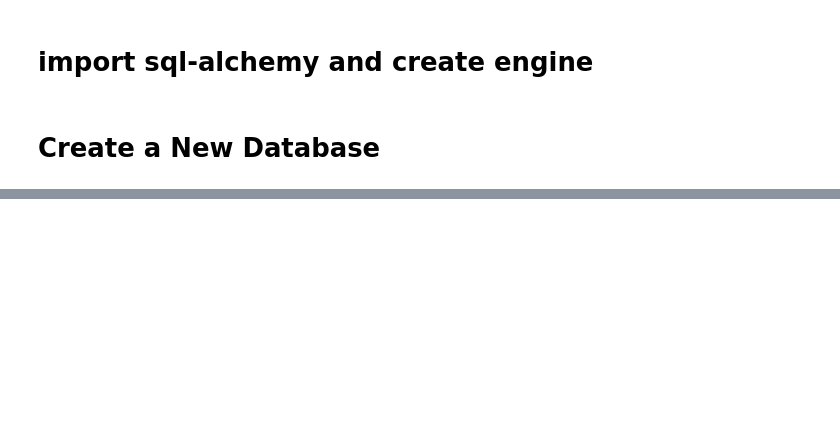
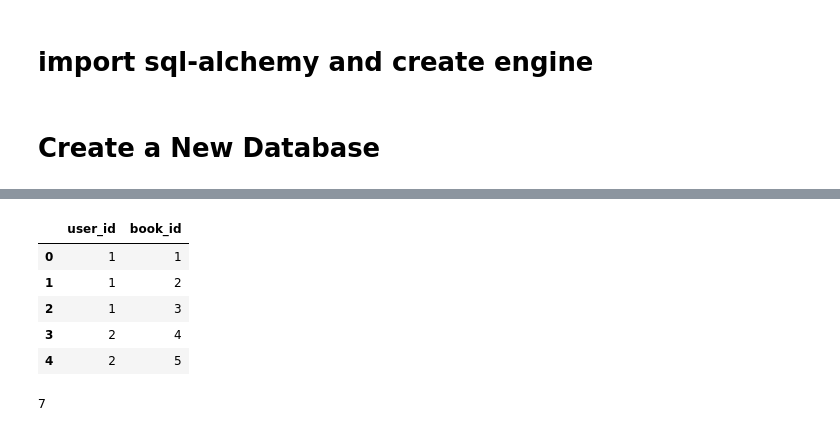
Before and after one commit to youngjin1106/book, a Jupyter notebook: book_code.ipynb, the cells around one changed output, grey strips where cells are left out. Drawn from its saved outputs; the diff is of its cells as text; code cells hidden in the pictures; blank space fills up the shorter version.

```diff
--- a/book_code.ipynb
+++ b/book_code.ipynb
@@ -34,0 +65,18 @@ OperationalError: (pymysql.err.OperationalError) (1045, "Access denied for user
+# %%
+favs_df = pd.read_csv('data/favorites.csv')
+favs_df.head()
+# %% [output]
+|  | user_id | book_id |
+| 0 | 1 | 1 |
+| 1 | 1 | 2 |
+| 2 | 1 | 3 |
+| 3 | 2 | 4 |
+| 4 | 2 | 5 |
+# %%
+# Add dataframe to MySQL.
+users_df.to_sql('users', engine, if_exists = 'replace')
+books_df.to_sql('books', engine, if_exists = 'replace')
+authors_df.to_sql('authors', engine, if_exists = 'replace')
+favs_df.to_sql('fav_books', engine, if_exists = 'replace')
+# %% [output]
+7
```
Also changed, not shown: parts of 10 cells of this notebook.
